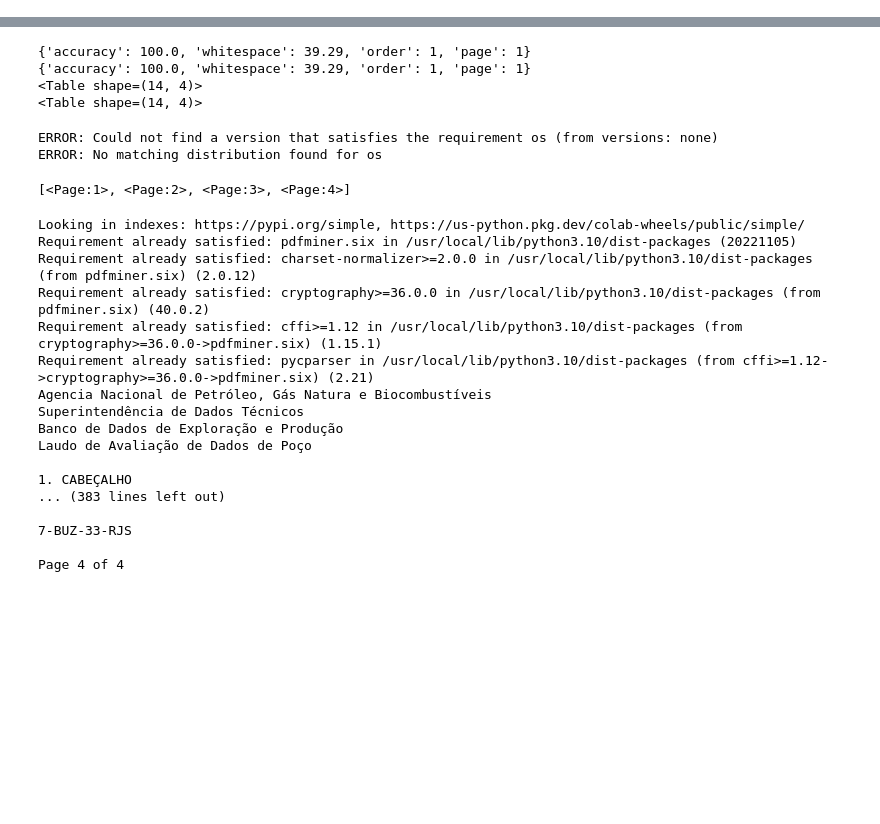
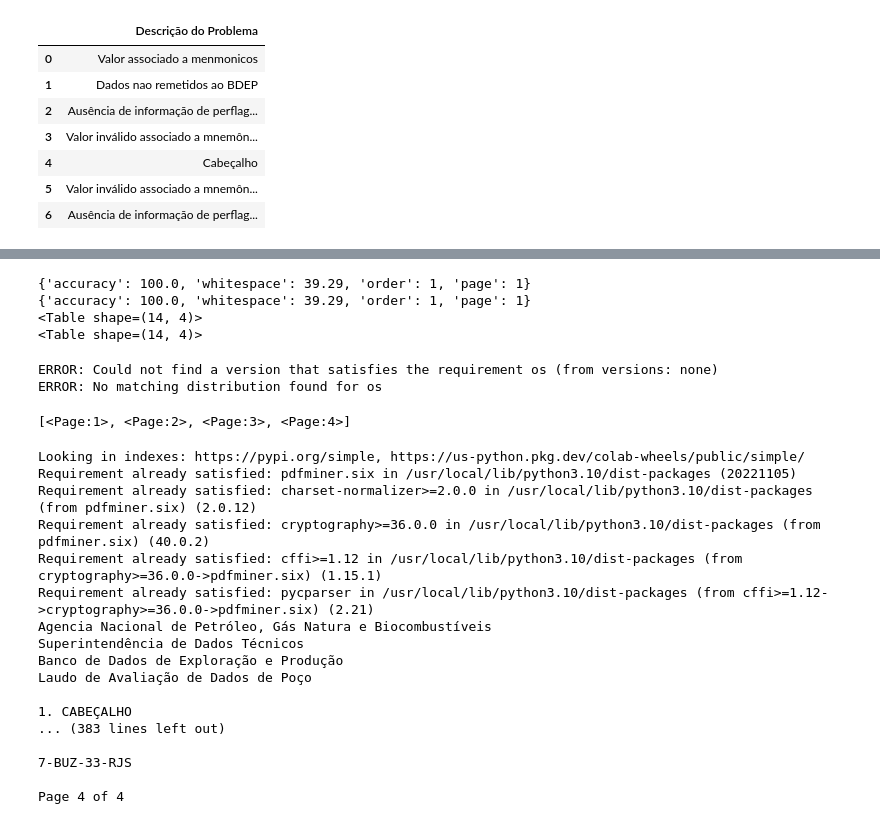
Before and after one commit to fabiobasson/my-frirst-repo, a Jupyter notebook: oficios_qualidade.ipynb, the cells around one changed output, grey strips where cells are left out. Drawn from its saved outputs; the diff is of its cells as text; code cells hidden in the pictures; blank space fills up the shorter version.

```diff
--- a/oficios_qualidade.ipynb
+++ b/oficios_qualidade.ipynb
@@ -97,0 +74,18 @@ RangeIndex(start=16, stop=22, step=1)
+# %%
+descproblema = ['Valor associado a menmonicos'],['Dados nao remetidos ao BDEP'],['Ausência de informação de perflagem conforme NPR '],['Valor inválido associado a mnemônicos '],['Cabeçalho '],['Valor inválido associado a mnemônicos'],['Ausência de informação de perflagem conforme NPR']
+df3 = pd.DataFrame(descproblema,columns=['Descrição do Problema'])
+
+df3 = df3.reset_index(drop=True)
+df3
+
+#df3[['16', '17', '18', '19', '20', '21']] = df3[['16', '17', '18', '19', '20', '21']].astype(str)
+#df3.rename(columns = {'16':'team_name', '17':'points_scored'}, inplace = True)
+# %% [output]
+|  | Descrição do Problema |
+| 0 | Valor associado a menmonicos |
+| 1 | Dados nao remetidos ao BDEP |
+| 2 | Ausência de informação de perflag... |
+| 3 | Valor inválido associado a mnemôn... |
+| 4 | Cabeçalho |
+| 5 | Valor inválido associado a mnemôn... |
+| 6 | Ausência de informação de perflag... |
```
Also changed, not shown: parts of 12 cells of this notebook.
